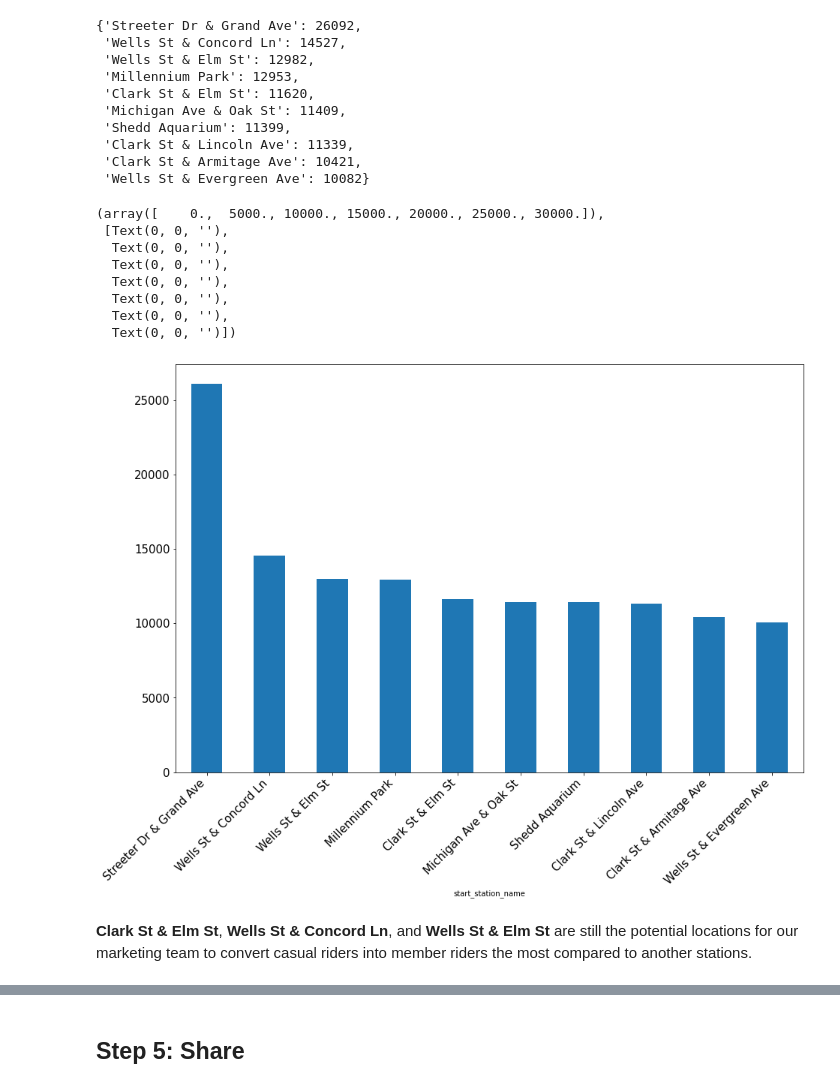
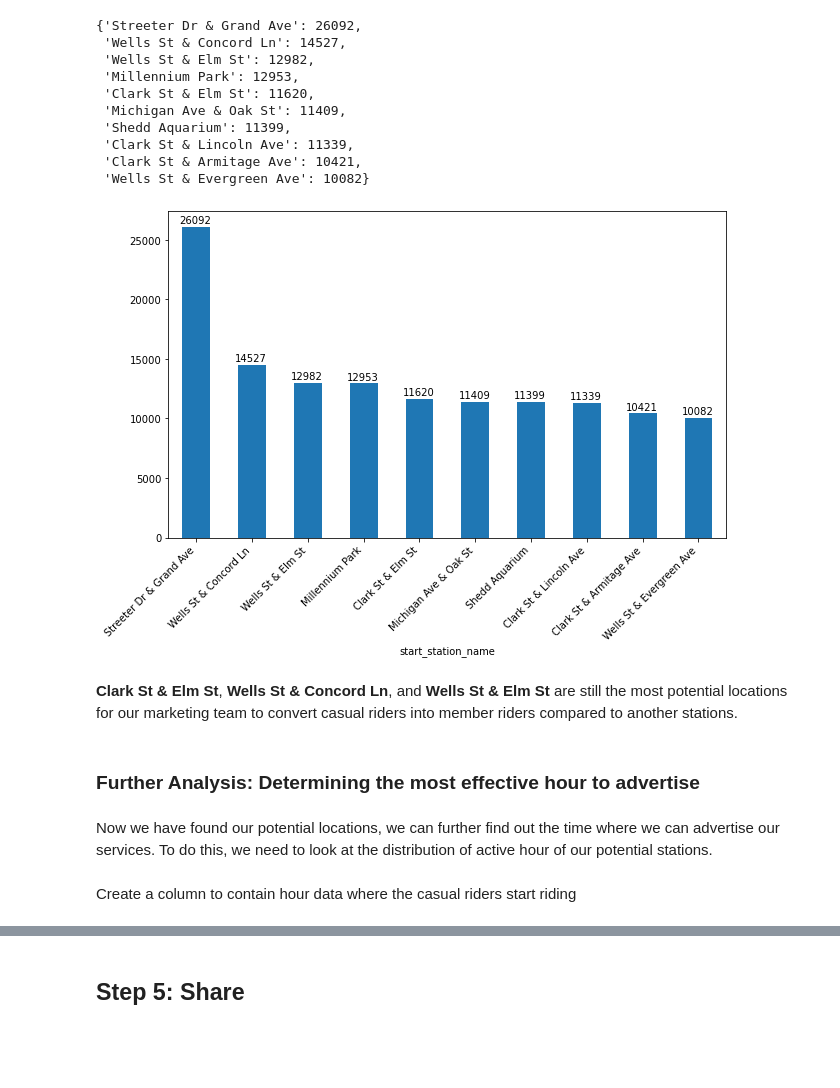
Before and after one commit to rinogrego/Google-Data-Analytics-Capstone-Project, a Jupyter notebook: Case Study 1 - How Does a Bike-Share Navigate Speedy Success/Case-Study-1_Google-Data-Analytics-Certification-Program.ipynb, the cells around one changed output, grey strips where cells are left out. Drawn from its saved outputs; the diff is of its cells as text; code cells hidden in the pictures; blank space fills up the shorter version.

```diff
--- a/Case Study 1 - How Does a Bike-Share Navigate Speedy Success/Case-Study-1_Google-Data-Analytics-Certification-Program.ipynb
+++ b/Case Study 1 - How Does a Bike-Share Navigate Speedy Success/Case-Study-1_Google-Data-Analytics-Certification-Program.ipynb
@@ -535,7 +724,7 @@ First get the cleaned data
 # %%
 import pandas as pd
 
-df_all_clean = pd.read_csv('dataset/cleaned-trip-data.csv')
+# df_all_clean = pd.read_csv('dataset/cleaned-trip-data.csv')
 # %%
 df_all_clean.info()
 # %% [output]
@@ -855,8 +1043,12 @@ member_startloc
  'Clinton St & Madison St': 17041,
  'Desplaines St & Kinzie St': 16262}
 # %%
-plt.figure(figsize=(15, 10))
+plt.figure(figsize=(10, 6))
 member_starting_top10.plot(kind='bar')
-plt.xticks(rotation=45, size=15, ha='right')
+plt.xticks(rotation=45, ha='right')
 plt.yticks(size=15)
+
+xlocs, xlabs = plt.xticks()
+for i, v in enumerate(member_starting_top10):
+    plt.text(xlocs[i] - 0.3, v + 300, str(v))
 # %% [output]
@@ -968,12 +1150,11 @@ similar_duration
  'Clark St & Lincoln Ave': 13168,
  'Clark St & Armitage Ave': 12100}
 # %%
-fig, ax = plt.subplots(figsize=(15, 10))
-# plt.figure(figsize=(15, 10))
+plt.figure(figsize=(10, 6))
 casual_top_10_most_starting_stations_duration_filtered.plot(kind='bar')
-# plt.xticks(rotation=45, size=15, ha='right')
-plt.ylabel('')
-plt.xlabel('')
-plt.xticks(size=16)
-plt.yticks(size=16, rotation=90)
+plt.xticks(rotation=45, ha='right')
+
+xlocs, xlabs = plt.xticks()
+for i, v in enumerate(casual_top_10_most_starting_stations_duration_filtered):
+    plt.text(xlocs[i] - 0.3, v + 300, str(v))
 # %% [output]
@@ -1047,8 +1217,11 @@ similar_distance
  'Lake Shore Dr & Monroe St': 12207,
  'Clark St & Armitage Ave': 11955}
 # %%
-plt.figure(figsize=(15, 10))
+plt.figure(figsize=(10, 6))
 casual_top_10_most_starting_stations_distance_filtered.plot(kind='bar')
-plt.xticks(rotation=45, size=15, ha='right')
-plt.yticks(size=15)
+plt.xticks(rotation=45, ha='right')
+
+xlocs, xlabs = plt.xticks()
+for i, v in enumerate(casual_top_10_most_starting_stations_distance_filtered):
+    plt.text(xlocs[i] - 0.3, v + 300, str(v))
 # %% [output]
@@ -1127,19 +1288,20 @@ similar_duration_distance
  'Clark St & Armitage Ave': 10421,
  'Wells St & Evergreen Ave': 10082}
 # %%
-plt.figure(figsize=(15, 10))
+plt.figure(figsize=(10, 6))
 casual_top_10_starting_locations_distance_duration_filtered.plot(kind='bar')
-plt.xticks(rotation=45, size=15, ha='right')
-plt.yticks(size=15)
+plt.xticks(rotation=45, ha='right')
+
+xlocs, xlabs = plt.xticks()
+for i, v in enumerate(casual_top_10_starting_locations_distance_duration_filtered):
+    plt.text(xlocs[i] - 0.3, v + 300, str(v))
 # %% [output]
-(array([    0.,  5000., 10000., 15000., 20000., 25000., 30000.]),
- [Text(0, 0, ''),
-  Text(0, 0, ''),
-  Text(0, 0, ''),
-  Text(0, 0, ''),
-  Text(0, 0, ''),
-  Text(0, 0, ''),
-  Text(0, 0, '')])
-[figure, old version]
+[figure, new version]
-# %% [markdown]
-**Clark St & Elm St**, **Wells St & Concord Ln**, and **Wells St & Elm St** are still the potential locations for our marketing team to convert casual riders into member riders the most compared to another stations.
+# %% [markdown]
+**Clark St & Elm St**, **Wells St & Concord Ln**, and **Wells St & Elm St** are still the most potential locations for our marketing team to convert casual riders into member riders compared to another stations.
+# %% [markdown]
+### Further Analysis: Determining the most effective hour to advertise
+# %% [markdown]
+Now we have found our potential locations, we can further find out the time where we can advertise our services. To do this, we need to look at the distribution of active hour of our potential stations.
+# %% [markdown]
+Create a column to contain hour data where the casual riders start riding
```
Also changed, not shown: parts of 62 cells of this notebook.
